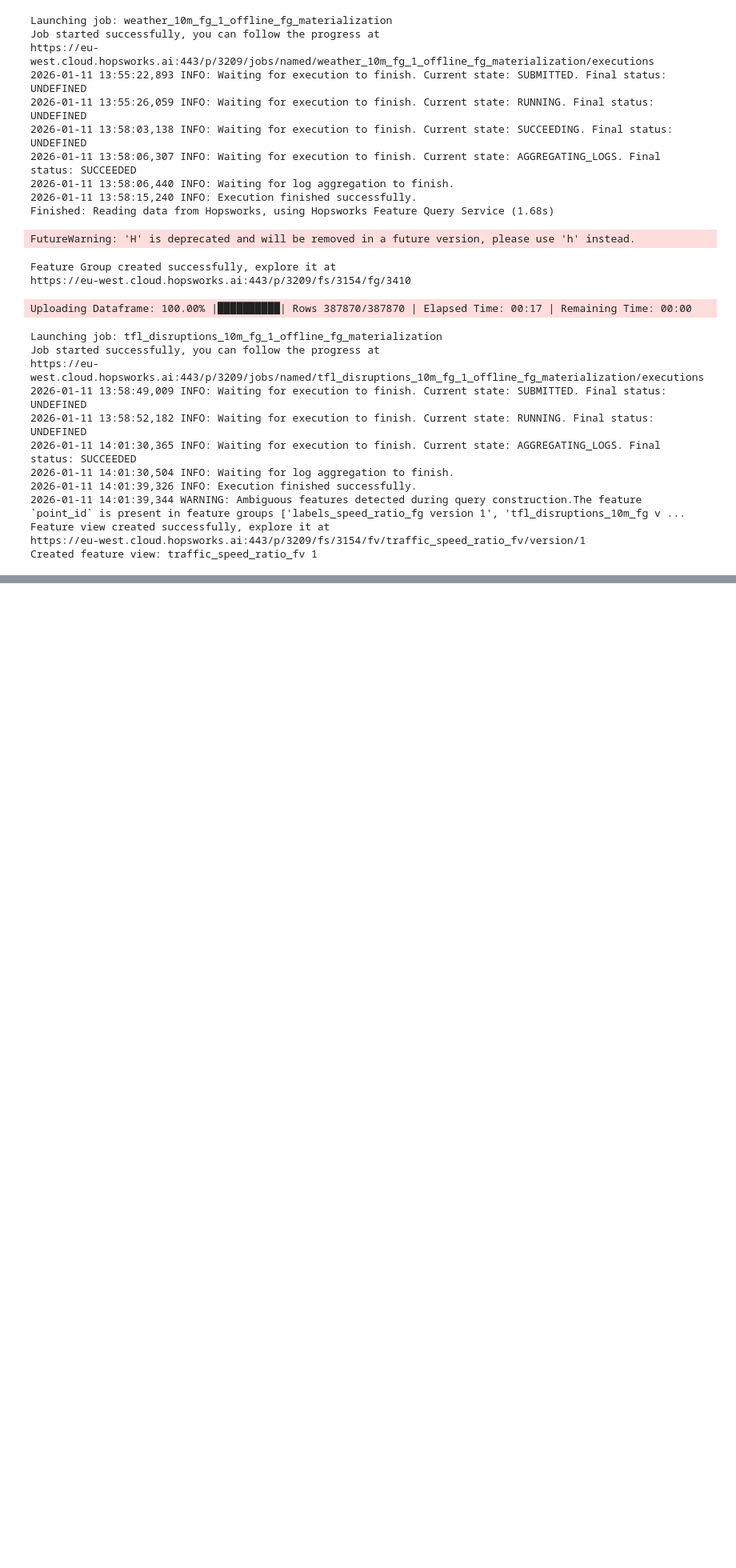
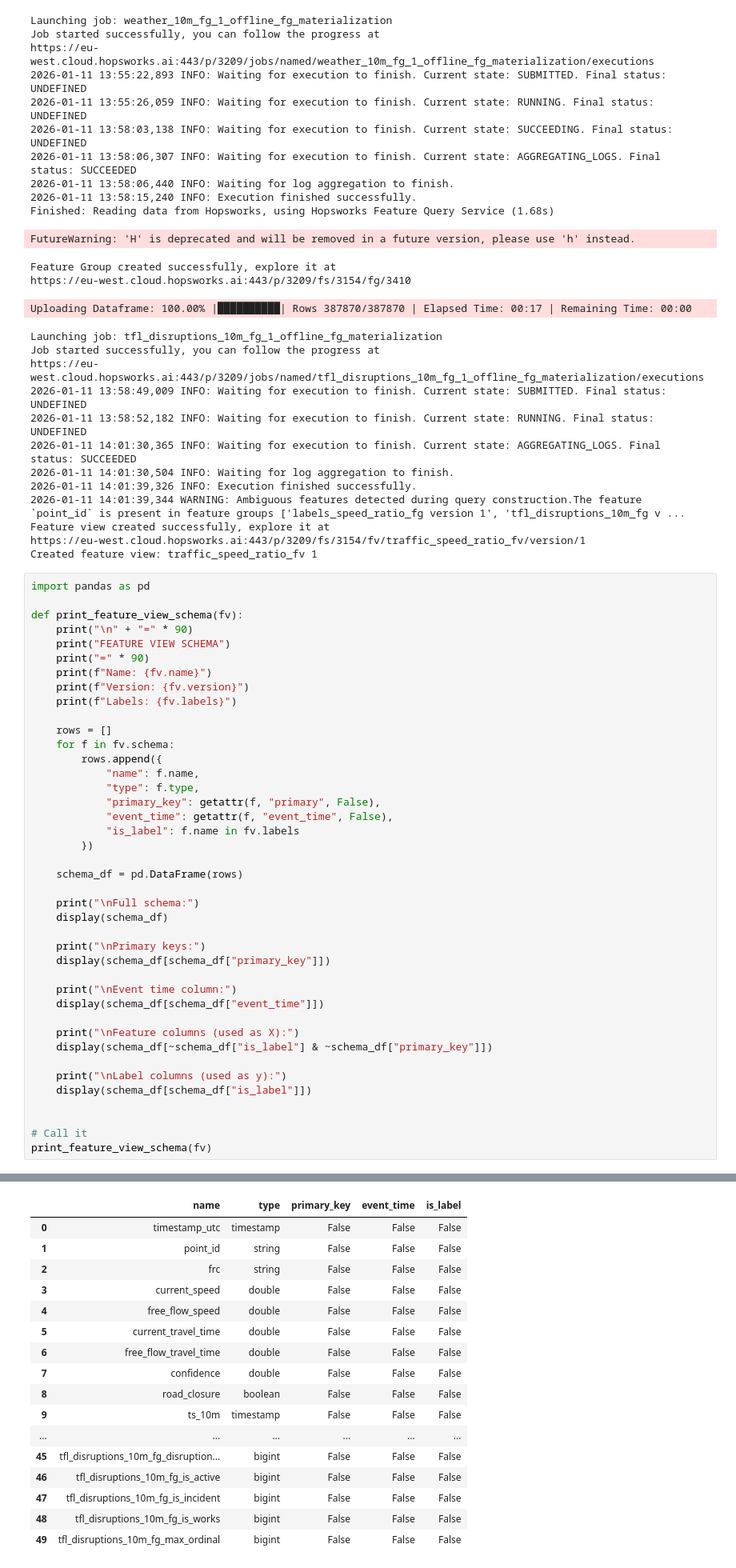
Before and after one commit to omar-leo-samman/Short-term-traffic-congestion-prediction-for-London-Final-Project, a Jupyter notebook: notebooks/05b_feature_view.ipynb, the cells around one changed output, grey strips where cells are left out. Shown at 80% size. Drawn from its saved outputs; the diff is of its cells as text; blank space fills up the shorter version.

Commit message:
feature view done

```diff
--- a/notebooks/05b_feature_view.ipynb
+++ b/notebooks/05b_feature_view.ipynb
@@ -145,3 +145,45 @@ https://eu-west.cloud.hopsworks.ai:443/p/3209/jobs/named/tfl_disruptions_10m_fg_
 Feature view created successfully, explore it at
 https://eu-west.cloud.hopsworks.ai:443/p/3209/fs/3154/fv/traffic_speed_ratio_fv/version/1
 Created feature view: traffic_speed_ratio_fv 1
+# %%
+import pandas as pd
+
+def print_feature_view_schema(fv):
+    print("\n" + "=" * 90)
+    print("FEATURE VIEW SCHEMA")
+    print("=" * 90)
+    print(f"Name: {fv.name}")
+    print(f"Version: {fv.version}")
+    print(f"Labels: {fv.labels}")
+
+    rows = []
+    for f in fv.schema:
+        rows.append({
+            "name": f.name,
+            "type": f.type,
+            "primary_key": getattr(f, "primary", False),
+            "event_time": getattr(f, "event_time", False),
+            "is_label": f.name in fv.labels
+        })
+
+    schema_df = pd.DataFrame(rows)
+
+    print("\nFull schema:")
+    display(schema_df)
+
+    print("\nPrimary keys:")
+    display(schema_df[schema_df["primary_key"]])
+
+    print("\nEvent time column:")
+    display(schema_df[schema_df["event_time"]])
+
+    print("\nFeature columns (used as X):")
+    display(schema_df[~schema_df["is_label"] & ~schema_df["primary_key"]])
+
+    print("\nLabel columns (used as y):")
+    display(schema_df[schema_df["is_label"]])
+
+
+# Call it
+print_feature_view_schema(fv)
+# %% [output]
@@ -147,0 +198,17 @@ Created feature view: traffic_speed_ratio_fv 1
+|  | name | type | primary_key | event_time | is_label |
+| 0 | timestamp_utc | timestamp | False | False | False |
+| 1 | point_id | string | False | False | False |
+| 2 | frc | string | False | False | False |
+| 3 | current_speed | double | False | False | False |
+| 4 | free_flow_speed | double | False | False | False |
+| 5 | current_travel_time | double | False | False | False |
+| 6 | free_flow_travel_time | double | False | False | False |
+| 7 | confidence | double | False | False | False |
+| 8 | road_closure | boolean | False | False | False |
+| 9 | ts_10m | timestamp | False | False | False |
+| ... | ... | ... | ... | ... | ... |
+| 45 | tfl_disruptions_10m_fg_disruption... | bigint | False | False | False |
+| 46 | tfl_disruptions_10m_fg_is_active | bigint | False | False | False |
+| 47 | tfl_disruptions_10m_fg_is_incident | bigint | False | False | False |
+| 48 | tfl_disruptions_10m_fg_is_works | bigint | False | False | False |
+| 49 | tfl_disruptions_10m_fg_max_ordinal | bigint | False | False | False |
```
Also changed, not shown: parts of 1 cell of this notebook.
